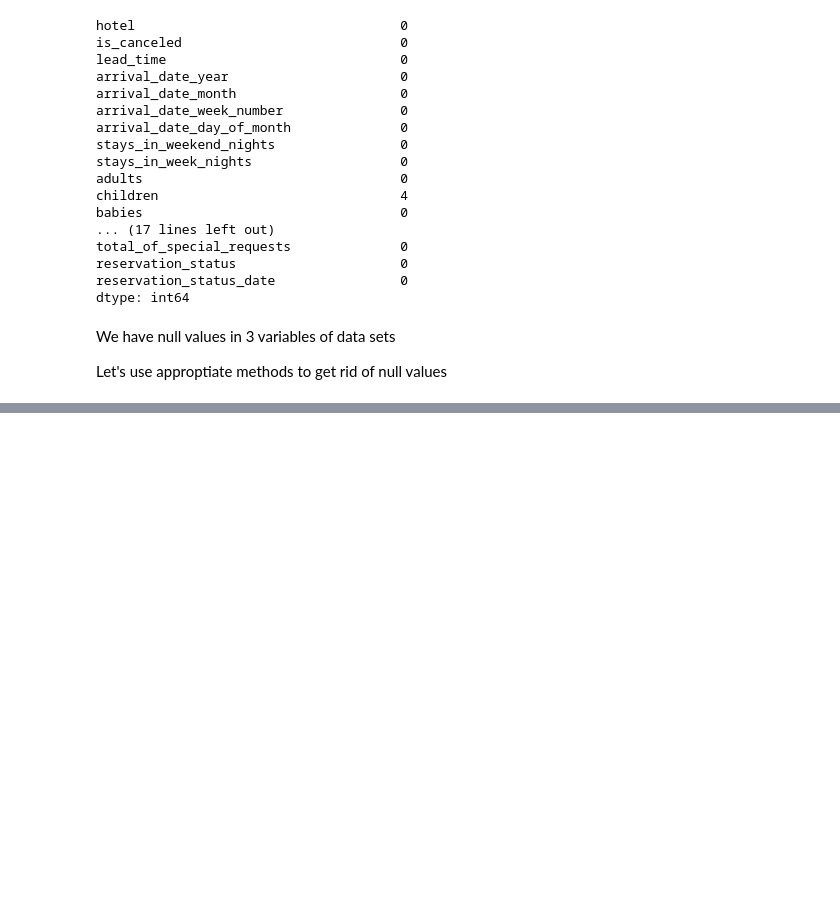
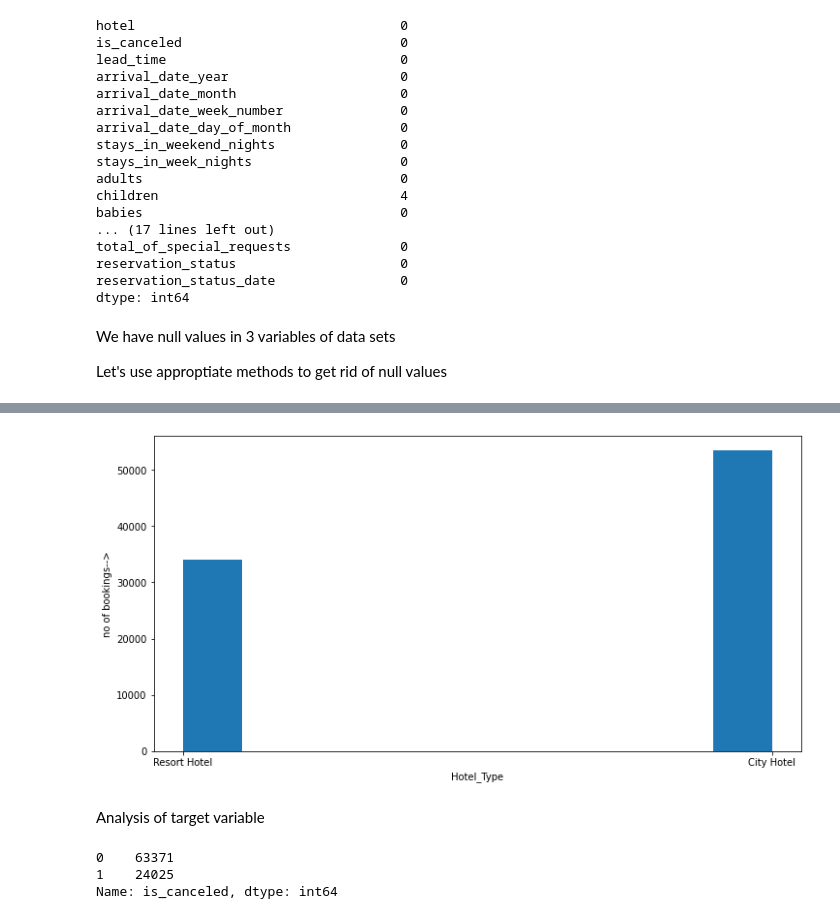
Before and after one commit to SaiMeghanaGoud/EDA-capstone-project, a Jupyter notebook: Copy_of_Hotel_Booking_Analysis_Capstone_Project.ipynb, the cells around one changed output, grey strips where cells are left out. Cells and saved outputs as stored; diff of their text form; code cells hidden in the pictures; blank space fills up the shorter version.

```diff
--- a/Copy_of_Hotel_Booking_Analysis_Capstone_Project.ipynb
+++ b/Copy_of_Hotel_Booking_Analysis_Capstone_Project.ipynb
@@ -265,0 +313,16 @@ df[['market_segment','agent','company']]
+# %%
+fig,ax = plt.subplots(figsize=(12,6))
+ax.hist(df['hotel'])
+ax.set_xlabel('Hotel_Type')
+ax.set_ylabel('no of bookings-->')
+plt.show()
+# %% [output]
+[figure, added]
+# %% [markdown]
+Analysis of target variable
+# %%
+df['is_canceled'].value_counts()
+# %% [output]
+0    63371
+1    24025
+Name: is_canceled, dtype: int64
```
Also changed, not shown: parts of 59 cells of this notebook.
